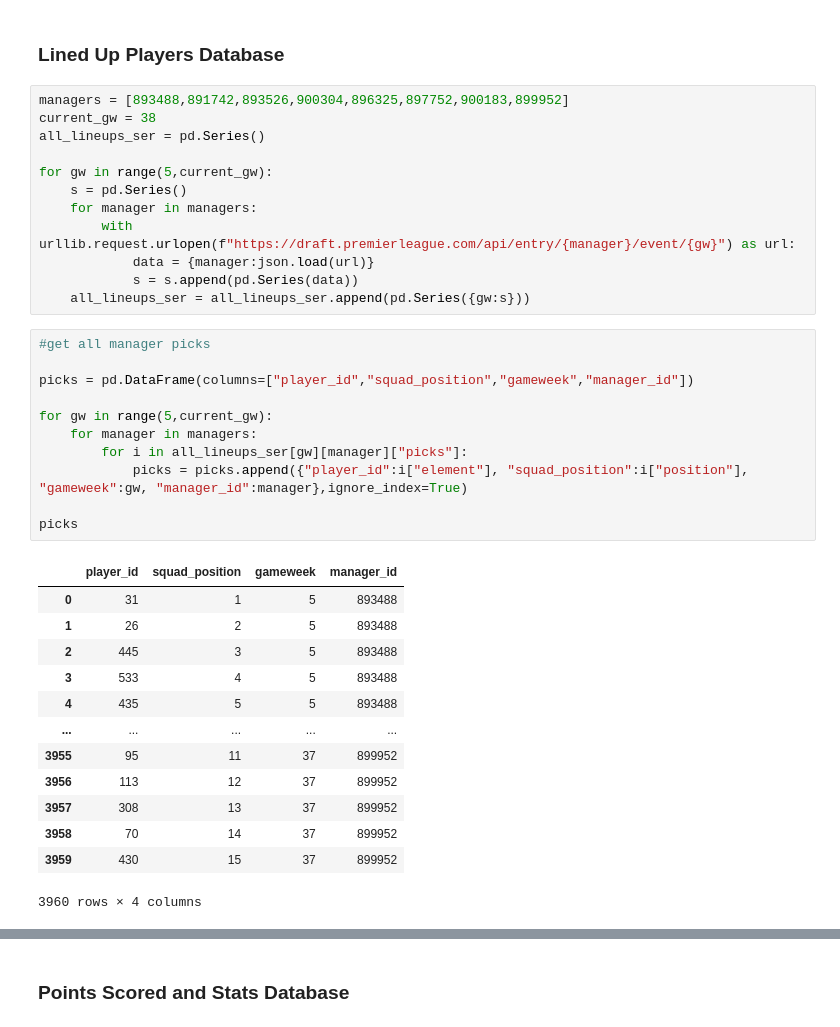
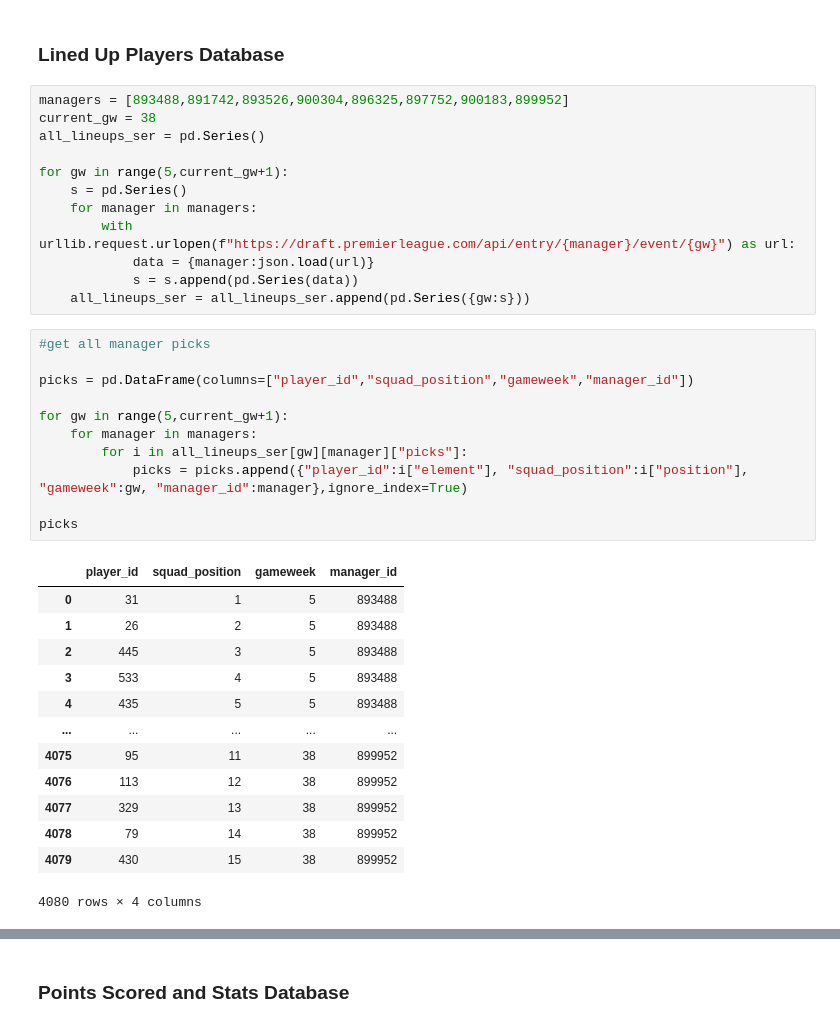
Before and after one commit to notvikke/master_2023, a Jupyter notebook: fpl/fpl_data_intake.ipynb, the cells around one changed output, grey strips where cells are left out. Drawn from its saved outputs; the diff is of its cells as text.

```diff
--- a/fpl/fpl_data_intake.ipynb
+++ b/fpl/fpl_data_intake.ipynb
@@ -49,7 +49,7 @@ managers = [893488,891742,893526,900304,896325,897752,900183,899952]
 current_gw = 38
 all_lineups_ser = pd.Series()
 
-for gw in range(5,current_gw):
+for gw in range(5,current_gw+1):
     s = pd.Series()
     for manager in managers:
         with urllib.request.urlopen(f"https://draft.premierleague.com/api/entry/{manager}/event/{gw}") as url:
@@ -59,28 +59,28 @@ for gw in range(5,current_gw):
 # %%
 #get all manager picks
 
 picks = pd.DataFrame(columns=["player_id","squad_position","gameweek","manager_id"])
 
-for gw in range(5,current_gw):
+for gw in range(5,current_gw+1):
     for manager in managers:
         for i in all_lineups_ser[gw][manager]["picks"]:
             picks = picks.append({"player_id":i["element"], "squad_position":i["position"], "gameweek":gw, "manager_id":manager},ignore_index=True)
 
 picks
 # %% [output]
 |  | player_id | squad_position | gameweek | manager_id |
 | 0 | 31 | 1 | 5 | 893488 |
 | 1 | 26 | 2 | 5 | 893488 |
 | 2 | 445 | 3 | 5 | 893488 |
 | 3 | 533 | 4 | 5 | 893488 |
 | 4 | 435 | 5 | 5 | 893488 |
 | ... | ... | ... | ... | ... |
-| 3955 | 95 | 11 | 37 | 899952 |
-| 3956 | 113 | 12 | 37 | 899952 |
-| 3957 | 308 | 13 | 37 | 899952 |
-| 3958 | 70 | 14 | 37 | 899952 |
-| 3959 | 430 | 15 | 37 | 899952 |
+| 4075 | 95 | 11 | 38 | 899952 |
+| 4076 | 113 | 12 | 38 | 899952 |
+| 4077 | 329 | 13 | 38 | 899952 |
+| 4078 | 79 | 14 | 38 | 899952 |
+| 4079 | 430 | 15 | 38 | 899952 |
-3960 rows × 4 columns
+4080 rows × 4 columns
 # %%
 picks
 # %% [output]
```
Also changed, not shown: parts of 7 cells of this notebook, 29 other files.
